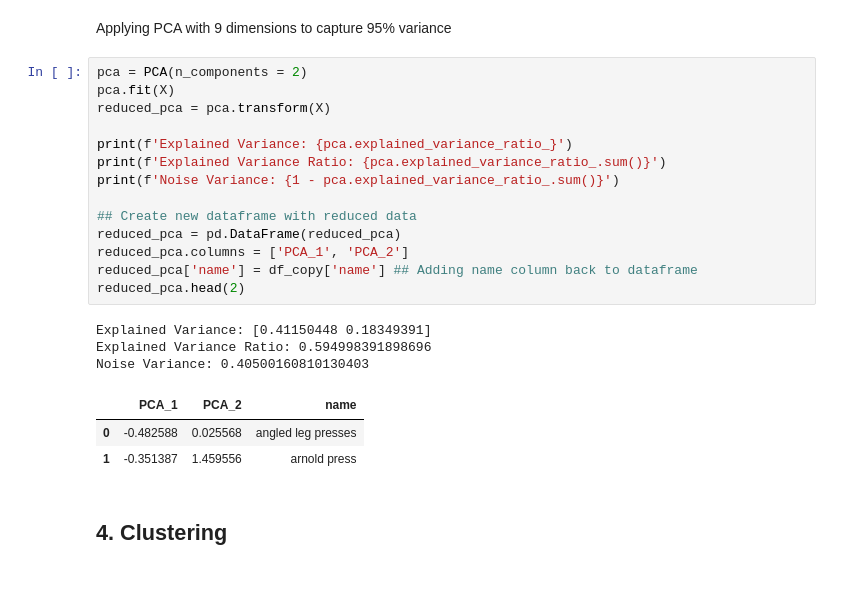
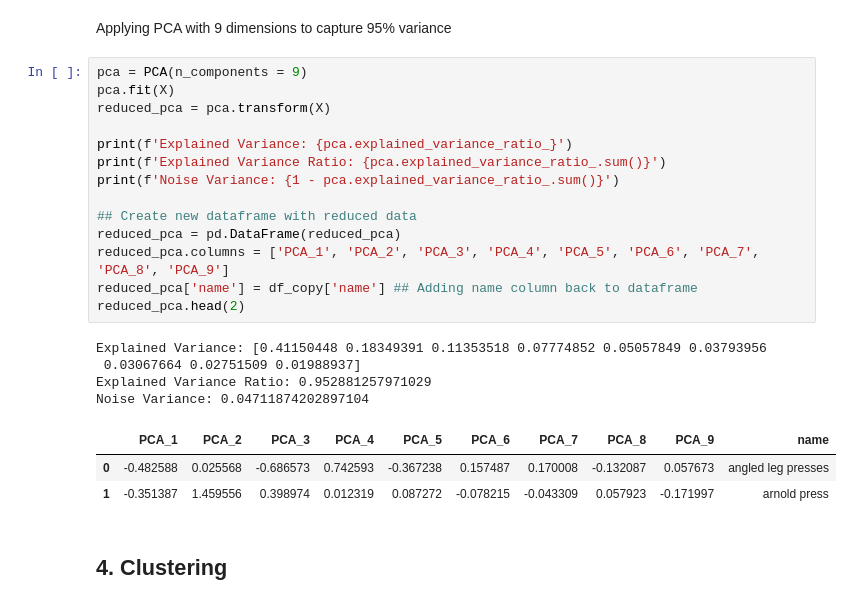
Before and after one commit to vineetver/Pose, a Jupyter notebook: Pose.ipynb, the cells around one changed output. Drawn from its saved outputs; the diff is of its cells as text.

```diff
--- a/Pose.ipynb
+++ b/Pose.ipynb
@@ -300,26 +332,27 @@ plt.show()
 # %% [markdown]
 Applying PCA with 9 dimensions to capture 95% variance
 # %%
-pca = PCA(n_components = 2)
+pca = PCA(n_components = 9)
 pca.fit(X)
 reduced_pca = pca.transform(X)
 
 print(f'Explained Variance: {pca.explained_variance_ratio_}')
 print(f'Explained Variance Ratio: {pca.explained_variance_ratio_.sum()}')
 print(f'Noise Variance: {1 - pca.explained_variance_ratio_.sum()}')
 
 ## Create new dataframe with reduced data
 reduced_pca = pd.DataFrame(reduced_pca)
-reduced_pca.columns = ['PCA_1', 'PCA_2']
+reduced_pca.columns = ['PCA_1', 'PCA_2', 'PCA_3', 'PCA_4', 'PCA_5', 'PCA_6', 'PCA_7', 'PCA_8', 'PCA_9']
 reduced_pca['name'] = df_copy['name'] ## Adding name column back to dataframe
 reduced_pca.head(2)
 # %% [output]
-Explained Variance: [0.41150448 0.18349391]
-Explained Variance Ratio: 0.594998391898696
-Noise Variance: 0.40500160810130403
+Explained Variance: [0.41150448 0.18349391 0.11353518 0.07774852 0.05057849 0.03793956
+ 0.03067664 0.02751509 0.01988937]
+Explained Variance Ratio: 0.952881257971029
+Noise Variance: 0.04711874202897104
-|  | PCA_1 | PCA_2 | name |
-| 0 | -0.482588 | 0.025568 | angled leg presses |
-| 1 | -0.351387 | 1.459556 | arnold press |
+|  | PCA_1 | PCA_2 | PCA_3 | PCA_4 | PCA_5 | PCA_6 | PCA_7 | PCA_8 | PCA_9 | name |
+| 0 | -0.482588 | 0.025568 | -0.686573 | 0.742593 | -0.367238 | 0.157487 | 0.170008 | -0.132087 | 0.057673 | angled leg presses |
+| 1 | -0.351387 | 1.459556 | 0.398974 | 0.012319 | 0.087272 | -0.078215 | -0.043309 | 0.057923 | -0.171997 | arnold press |
 # %% [markdown]
 ## 4. Clustering
 # %% [markdown]
```
Also changed, not shown: parts of 11 cells of this notebook, 1 other file.
